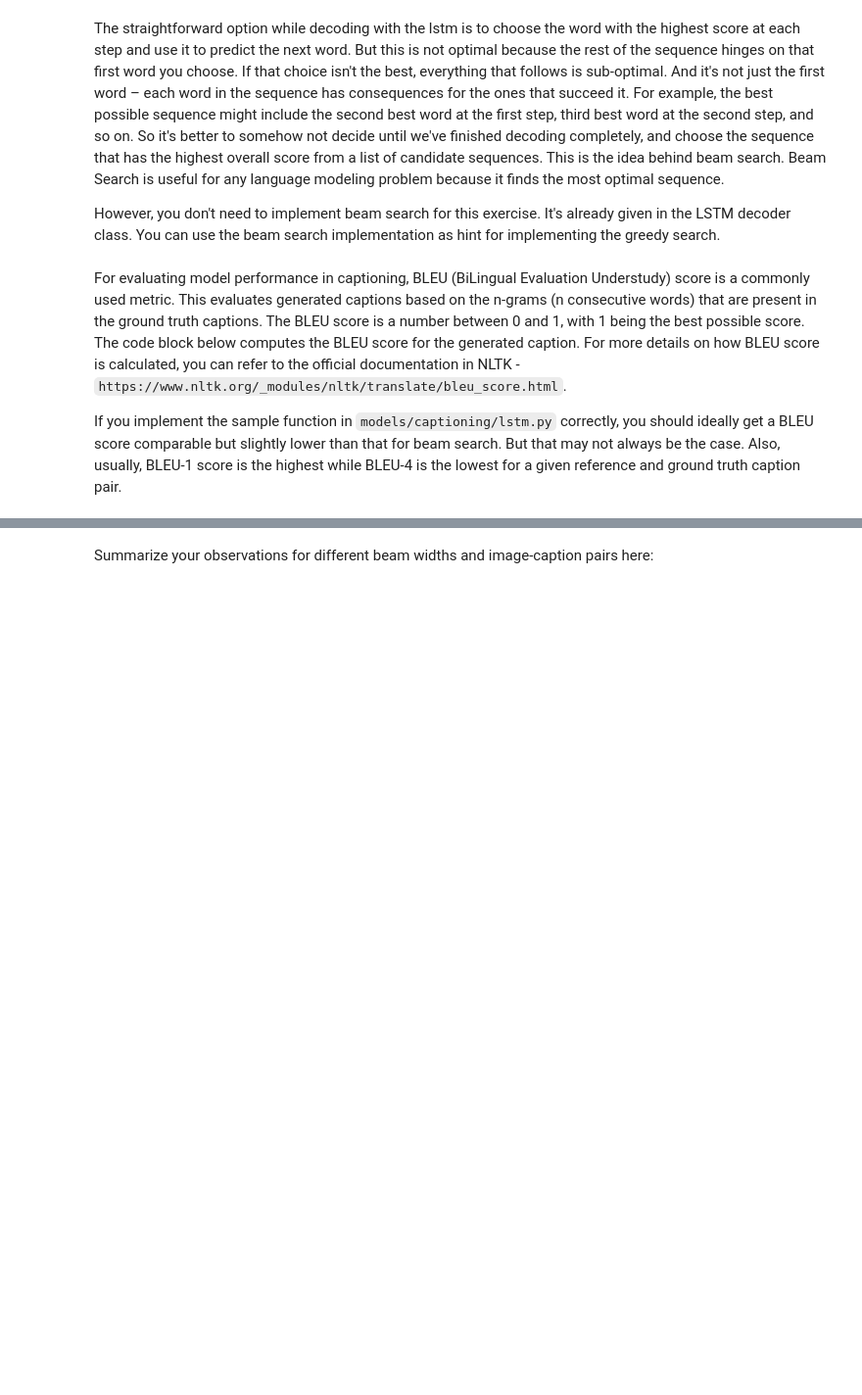
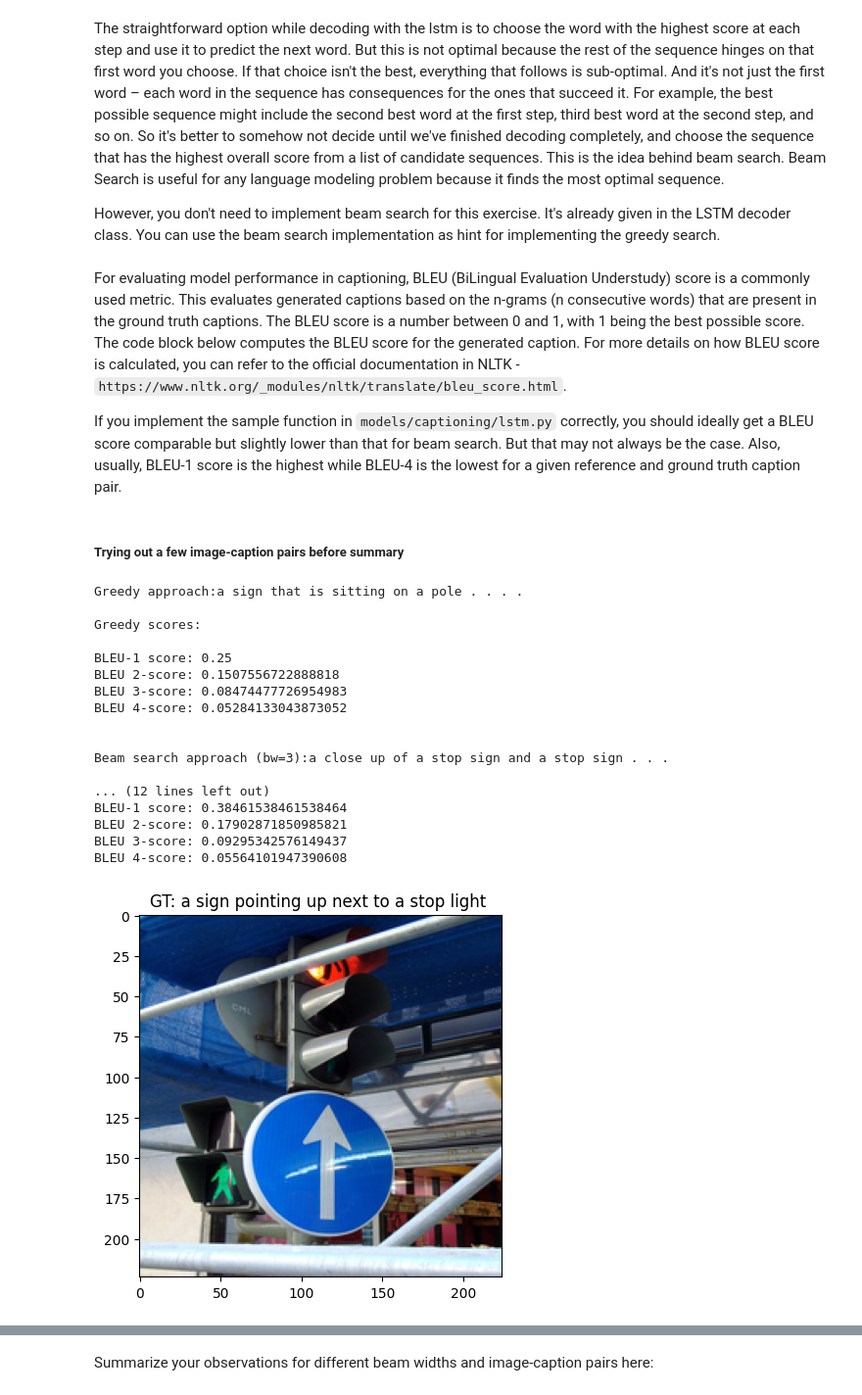
Before and after one commit to MOvi996/HLCV, a Jupyter notebook: src/notebooks/exercise-4b.ipynb, the cells around one changed output, grey strips where cells are left out. Shown at 98% size. Drawn from its saved outputs; the diff is of its cells as text; code cells hidden in the pictures; blank space fills up the shorter version.

```diff
--- a/src/notebooks/exercise-4b.ipynb
+++ b/src/notebooks/exercise-4b.ipynb
@@ -120,3 +125,70 @@ However, you don't need to implement beam search for this exercise. It's already
 For evaluating model performance in captioning, BLEU (BiLingual Evaluation Understudy) score is a commonly used metric. This evaluates generated captions based on the n-grams (n consecutive words) that are present in the ground truth captions. The BLEU score is a number between 0 and 1, with 1 being the best possible score. The code block below computes the BLEU score for the generated caption. For more details on how BLEU score is calculated, you can refer to the official documentation in NLTK - `https://www.nltk.org/_modules/nltk/translate/bleu_score.html`.
 
 If you implement the sample function in `models/captioning/lstm.py` correctly, you should ideally get a BLEU score comparable but slightly lower than that for beam search. But that may not always be the case. Also, usually, BLEU-1 score is the highest while BLEU-4 is the lowest for a given reference and ground truth caption pair.
+# %% [markdown]
+##### Trying out a few image-caption pairs before summary
+# %%
+from nltk.translate.bleu_score import sentence_bleu
+from nltk.translate.bleu_score import SmoothingFunction
+
+# Prepare an image
+image, gt_caption = load_img_caption(sample_image_caption_pairs, np.random.choice(len(sample_image_caption_pairs)), transform)
+image_tensor = image.to(device)
+
+# Generate an caption from the image
+feature = encoder(image_tensor)
+
+sampled_ids = decoder.sample(feature)
+
+sentence = decoder.decode_caption(sampled_ids, vocab)
+print(f'Greedy approach:{sentence}')
+
+smoothie = SmoothingFunction().method4
+
+reference = gt_caption.split()
+candidate = sentence.split()
+
+print('\nGreedy scores:\n')
+print('BLEU-1 score: {}'.format(sentence_bleu([reference], candidate, weights=(1, 0, 0, 0), smoothing_function=smoothie)))
+print('BLEU 2-score: {}'.format(sentence_bleu([reference], candidate, weights=(0.5, 0.5, 0, 0), smoothing_function=smoothie)))
+print('BLEU 3-score: {}'.format(sentence_bleu([reference], candidate, weights=(0.33, 0.33, 0.33, 0), smoothing_function=smoothie)))
+print('BLEU 4-score: {}'.format(sentence_bleu([reference], candidate, weights=(0.25, 0.25, 0.25, 0.25), smoothing_function=smoothie)))
+
+
+beam_widths = [3,5]
+for bw in beam_widths:
+
+    sampled_ids_beam = decoder.sample_beam_search(feature, beam_width=bw)
+    sentence_beam = decoder.decode_caption(sampled_ids_beam, vocab)
+    print(f'\n\nBeam search approach (bw={bw}):{sentence_beam}')
+
+    print(f'\nBeam Search scores (bw = {bw}): \n')
+
+    smoothie = SmoothingFunction().method4
+
+    reference = gt_caption.split()
+    candidate = sentence_beam.split()
+
+    print('BLEU-1 score: {}'.format(sentence_bleu([reference], candidate, weights=(1, 0, 0, 0), smoothing_function=smoothie)))
+    print('BLEU 2-score: {}'.format(sentence_bleu([reference], candidate, weights=(0.5, 0.5, 0, 0), smoothing_function=smoothie)))
+    print('BLEU 3-score: {}'.format(sentence_bleu([reference], candidate, weights=(0.33, 0.33, 0.33, 0), smoothing_function=smoothie)))
+    print('BLEU 4-score: {}'.format(sentence_bleu([reference], candidate, weights=(0.25, 0.25, 0.25, 0.25), smoothing_function=smoothie)))
+# %% [output]
+Greedy approach:a sign that is sitting on a pole . . . .
+
+Greedy scores:
+
+BLEU-1 score: 0.25
+BLEU 2-score: 0.1507556722888818
+BLEU 3-score: 0.08474477726954983
+BLEU 4-score: 0.05284133043873052
+
+
+Beam search approach (bw=3):a close up of a stop sign and a stop sign . . .
+
+... (12 lines left out)
+BLEU-1 score: 0.38461538461538464
+BLEU 2-score: 0.17902871850985821
+BLEU 3-score: 0.09295342576149437
+BLEU 4-score: 0.05564101947390608
+[figure, added]
```
Also changed, not shown: parts of 6 cells of this notebook, 4 other files.
